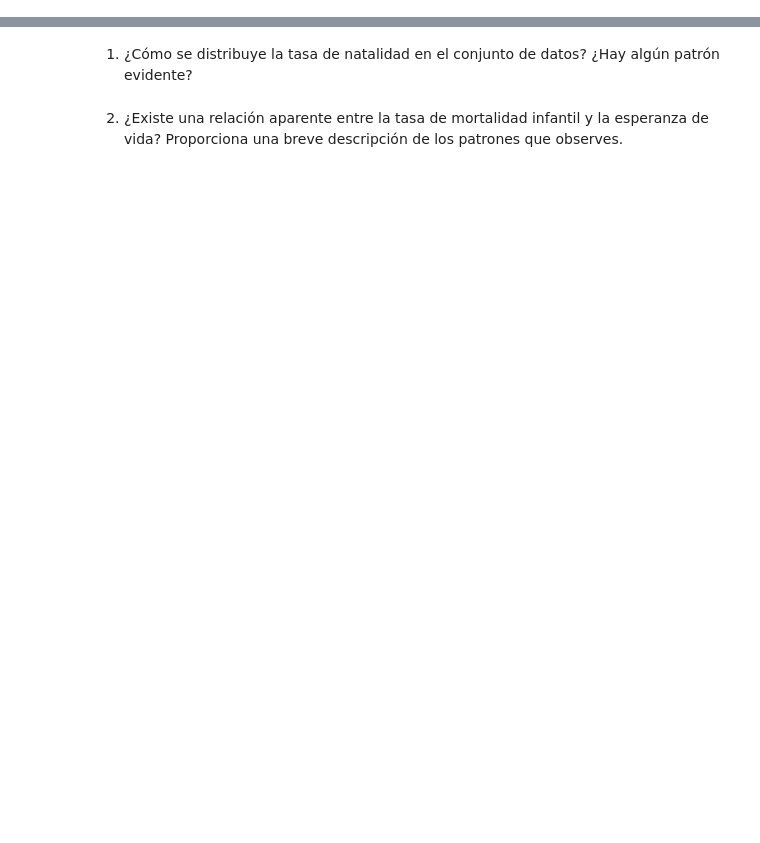
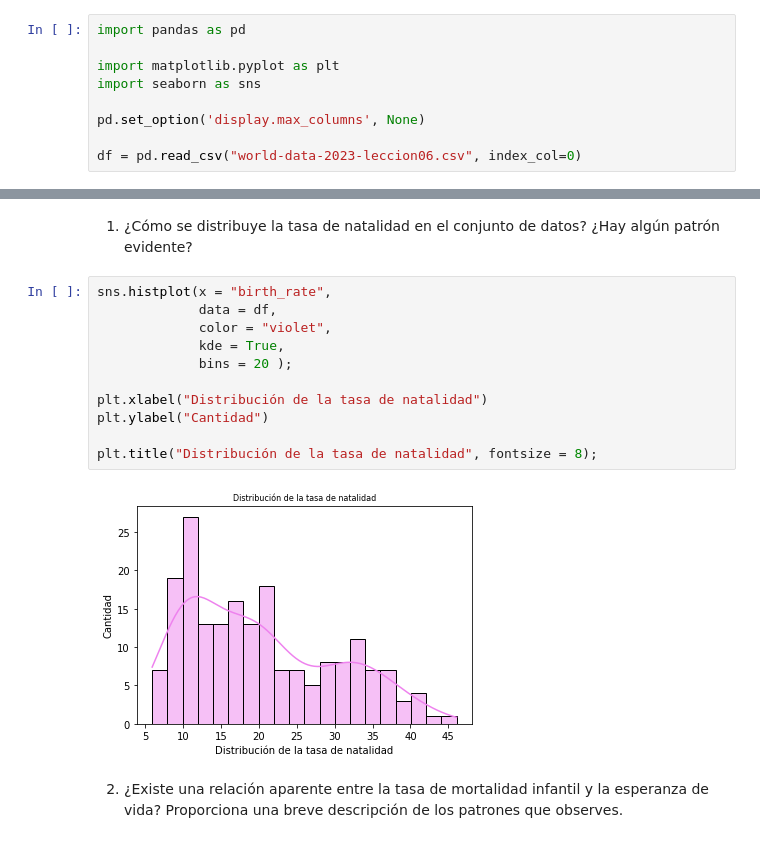
Before and after one commit to DianaG92/adalab-pair_programming-modulo3, a Jupyter notebook: promoH-modulo3-pairprogramming-Visualizacion-DIANA_ISA.ipynb, the cells around one changed output, grey strips where cells are left out. Cells and saved outputs as stored; diff of their text form; blank space fills up the shorter version.

Commit message:
pair visualizacion pendiente de terminar

```diff
--- a/promoH-modulo3-pairprogramming-Visualizacion-DIANA_ISA.ipynb
+++ b/promoH-modulo3-pairprogramming-Visualizacion-DIANA_ISA.ipynb
@@ -4,0 +29,9 @@ En este pair programming usaremos el csv que generamos en el pair programming de
+# %%
+import pandas as pd
+
+import matplotlib.pyplot as plt
+import seaborn as sns
+
+pd.set_option('display.max_columns', None)
+
+df = pd.read_csv("world-data-2023-leccion06.csv", index_col=0)
@@ -5,4 +47,17 @@ En este pair programming usaremos el csv que generamos en el pair programming de
 # %% [markdown]
 1. ¿Cómo se distribuye la tasa de natalidad en el conjunto de datos? ¿Hay algún patrón evidente?
+# %%
+sns.histplot(x = "birth_rate",
+             data = df,
+             color = "violet",
+             kde = True,
+             bins = 20 );
+
+plt.xlabel("Distribución de la tasa de natalidad")
+plt.ylabel("Cantidad")
+
+plt.title("Distribución de la tasa de natalidad", fontsize = 8);
+# %% [output]
+[figure, added]
 # %% [markdown]
 2. ¿Existe una relación aparente entre la tasa de mortalidad infantil y la esperanza de vida? Proporciona una breve descripción de los patrones que observes.
```
Also changed, not shown: parts of 7 cells of this notebook, 2 other files.
